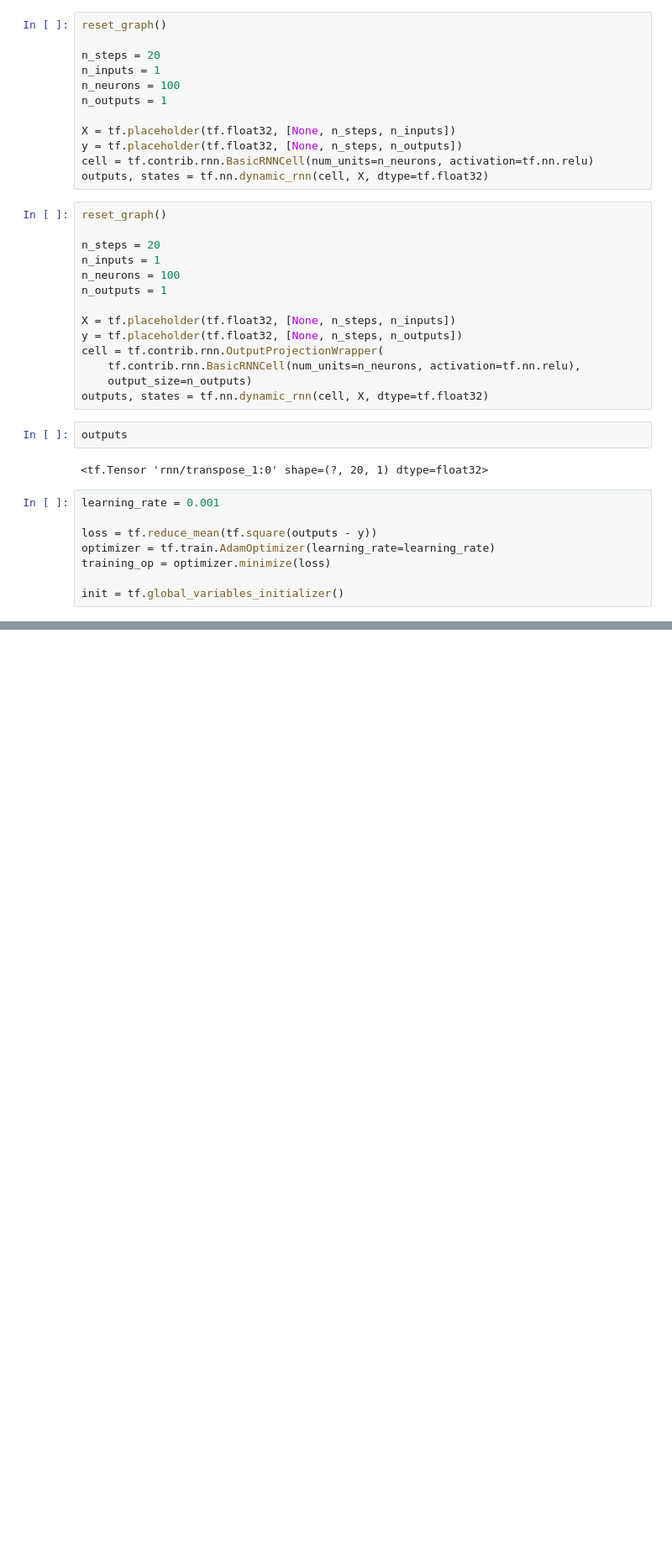
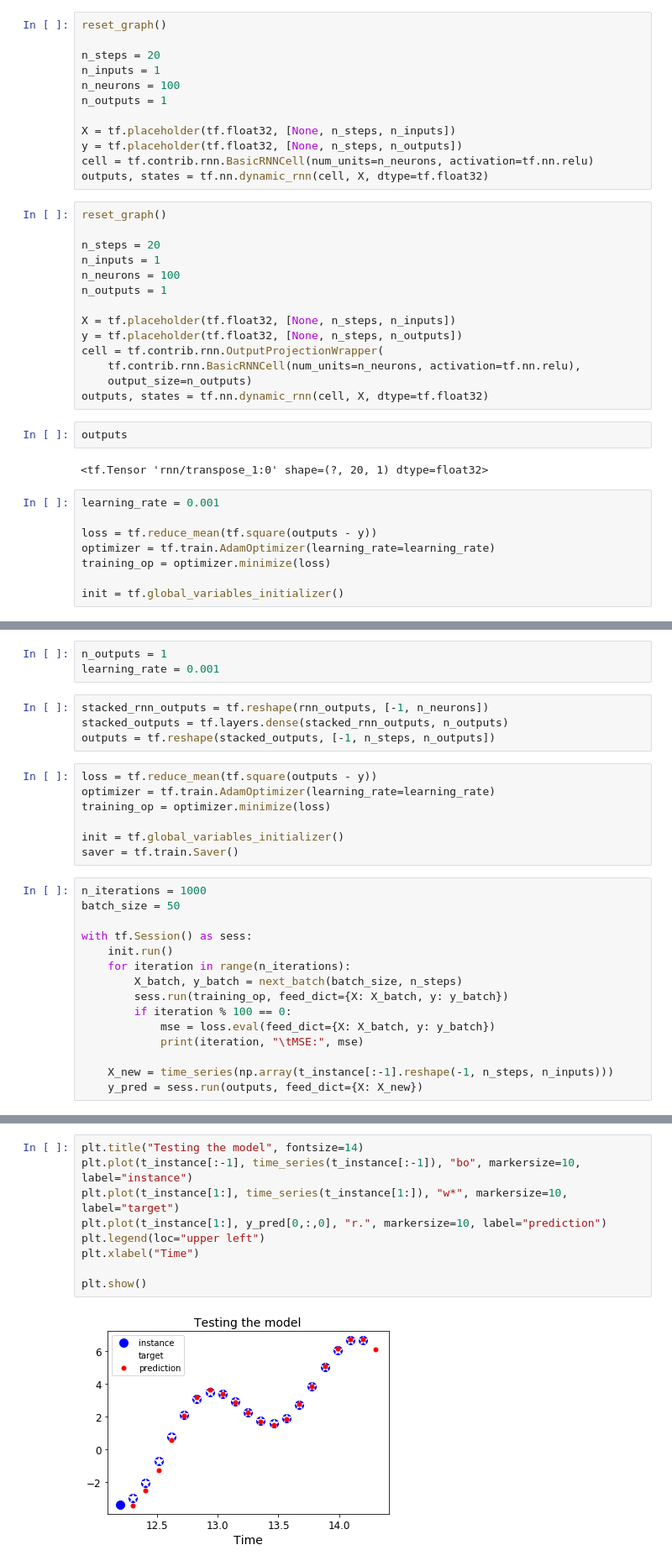
Before and after one commit to zhuo-yoyowz/classification, a Jupyter notebook: Recurrent neural networks.ipynb, the cells around one changed output, grey strips where cells are left out. Shown: that part at 84% size. Cells and saved outputs as stored; diff of their text form; blank space fills up the shorter version.

```diff
--- a/Recurrent neural networks.ipynb
+++ b/Recurrent neural networks.ipynb
@@ -556,0 +572,29 @@ Caused by op 'rnn/output_projection_wrapper/basic_rnn_cell/kernel/read', defined
+# %%
+n_outputs = 1
+learning_rate = 0.001
+# %%
+stacked_rnn_outputs = tf.reshape(rnn_outputs, [-1, n_neurons])
+stacked_outputs = tf.layers.dense(stacked_rnn_outputs, n_outputs)
+outputs = tf.reshape(stacked_outputs, [-1, n_steps, n_outputs])
+# %%
+loss = tf.reduce_mean(tf.square(outputs - y))
+optimizer = tf.train.AdamOptimizer(learning_rate=learning_rate)
+training_op = optimizer.minimize(loss)
+
+init = tf.global_variables_initializer()
+saver = tf.train.Saver()
+# %%
+n_iterations = 1000
+batch_size = 50
+
+with tf.Session() as sess:
+    init.run()
+    for iteration in range(n_iterations):
+        X_batch, y_batch = next_batch(batch_size, n_steps)
+        sess.run(training_op, feed_dict={X: X_batch, y: y_batch})
+        if iteration % 100 == 0:
+            mse = loss.eval(feed_dict={X: X_batch, y: y_batch})
+            print(iteration, "\tMSE:", mse)
+
+    X_new = time_series(np.array(t_instance[:-1].reshape(-1, n_steps, n_inputs)))
+    y_pred = sess.run(outputs, feed_dict={X: X_new})
@@ -556,0 +635,11 @@ Caused by op 'rnn/output_projection_wrapper/basic_rnn_cell/kernel/read', defined
+# %%
+plt.title("Testing the model", fontsize=14)
+plt.plot(t_instance[:-1], time_series(t_instance[:-1]), "bo", markersize=10, label="instance")
+plt.plot(t_instance[1:], time_series(t_instance[1:]), "w*", markersize=10, label="target")
+plt.plot(t_instance[1:], y_pred[0,:,0], "r.", markersize=10, label="prediction")
+plt.legend(loc="upper left")
+plt.xlabel("Time")
+
+plt.show()
+# %% [output]
+[figure, added]
```
Also changed, not shown: parts of 57 cells of this notebook.
